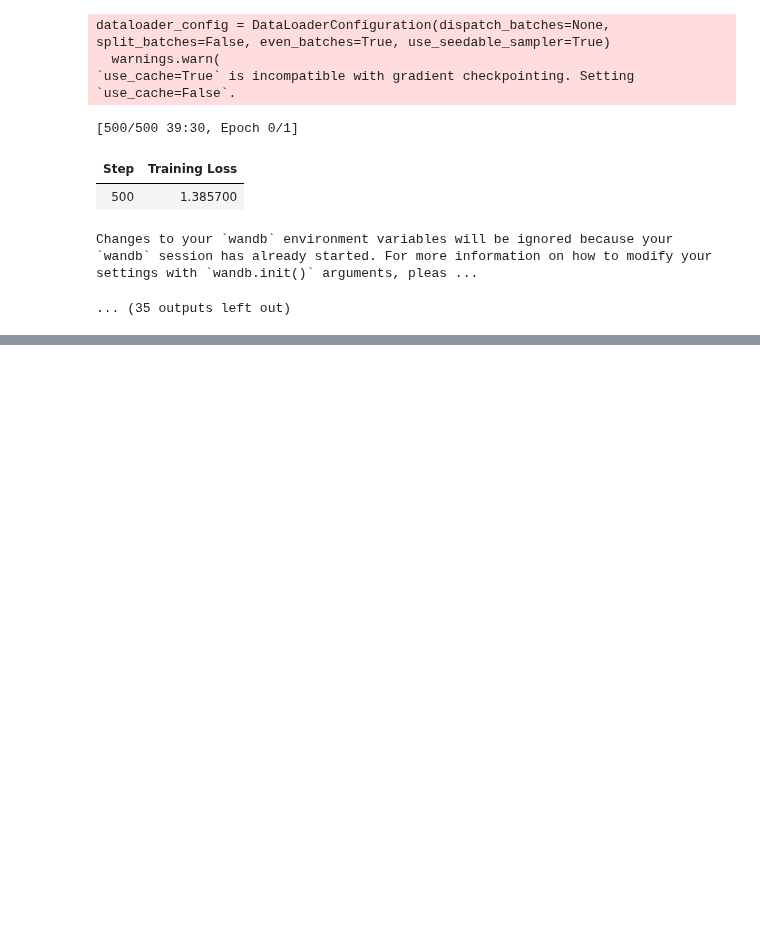
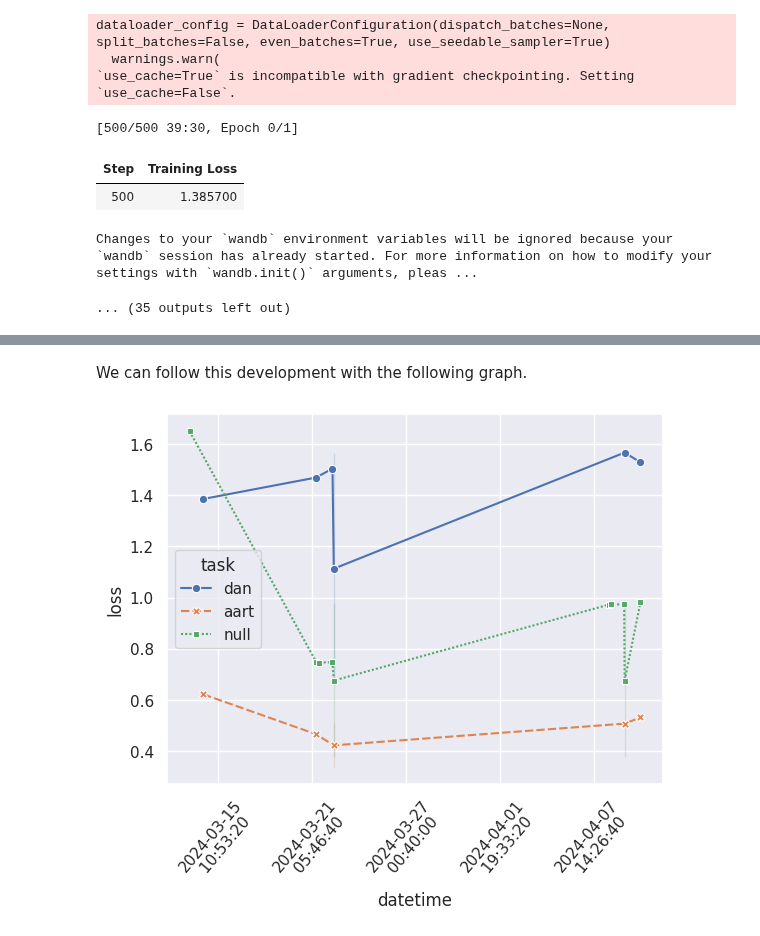
Before and after one commit to cochaviz/mep, a Jupyter notebook: experiments/jbfame/jbfame.ipynb, the cells around one changed output, grey strips where cells are left out. Drawn from its saved outputs; the diff is of its cells as text; code cells hidden in the pictures; blank space fills up the shorter version.

```diff
--- a/experiments/jbfame/jbfame.ipynb
+++ b/experiments/jbfame/jbfame.ipynb
@@ -400,0 +486,13 @@ Changes to your `wandb` environment variables will be ignored because your `wand
+# %% [markdown]
+We can follow this development with the following graph.
+# %%
+# necessary because seaborn doesn't like datetime on the x-axis
+results_no_dt = collect_results().reset_index()
+results_no_dt["datetime"] = results_no_dt["datetime"].astype('int64')
+
+# fix the x-axis labels
+ax = sns.lineplot(data=results_no_dt, y="loss", x="datetime", hue="task", style="task", markers=True)
+xticks = ax.get_xticks()
+_ = ax.set_xticklabels([pd.to_datetime(tm, unit='ns').strftime('%Y-%m-%d\n %H:%M:%S') for tm in xticks], rotation=50)
+# %% [output]
+[figure, added]
```
Also changed, not shown: parts of 11 cells of this notebook, 1 other file.
